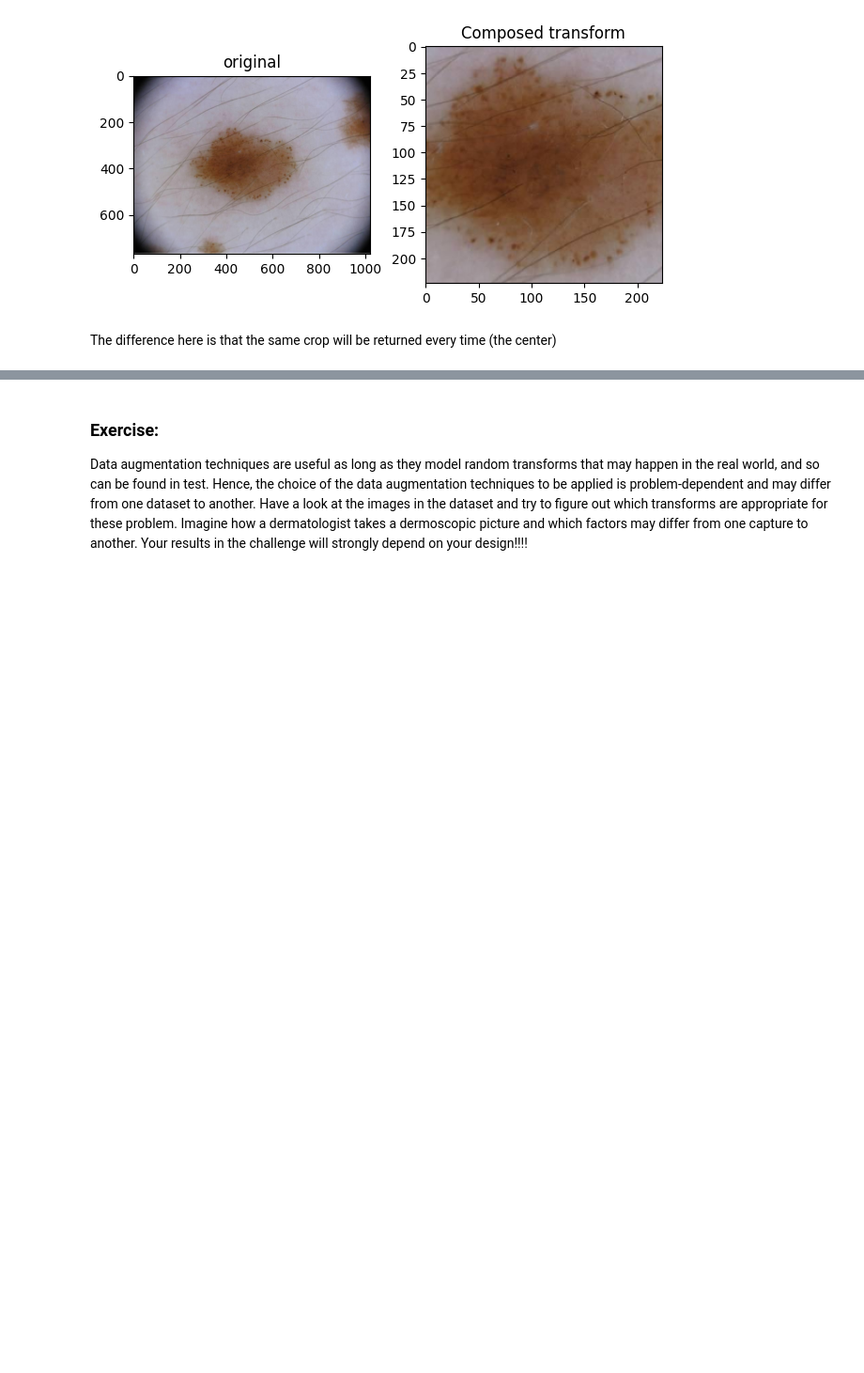
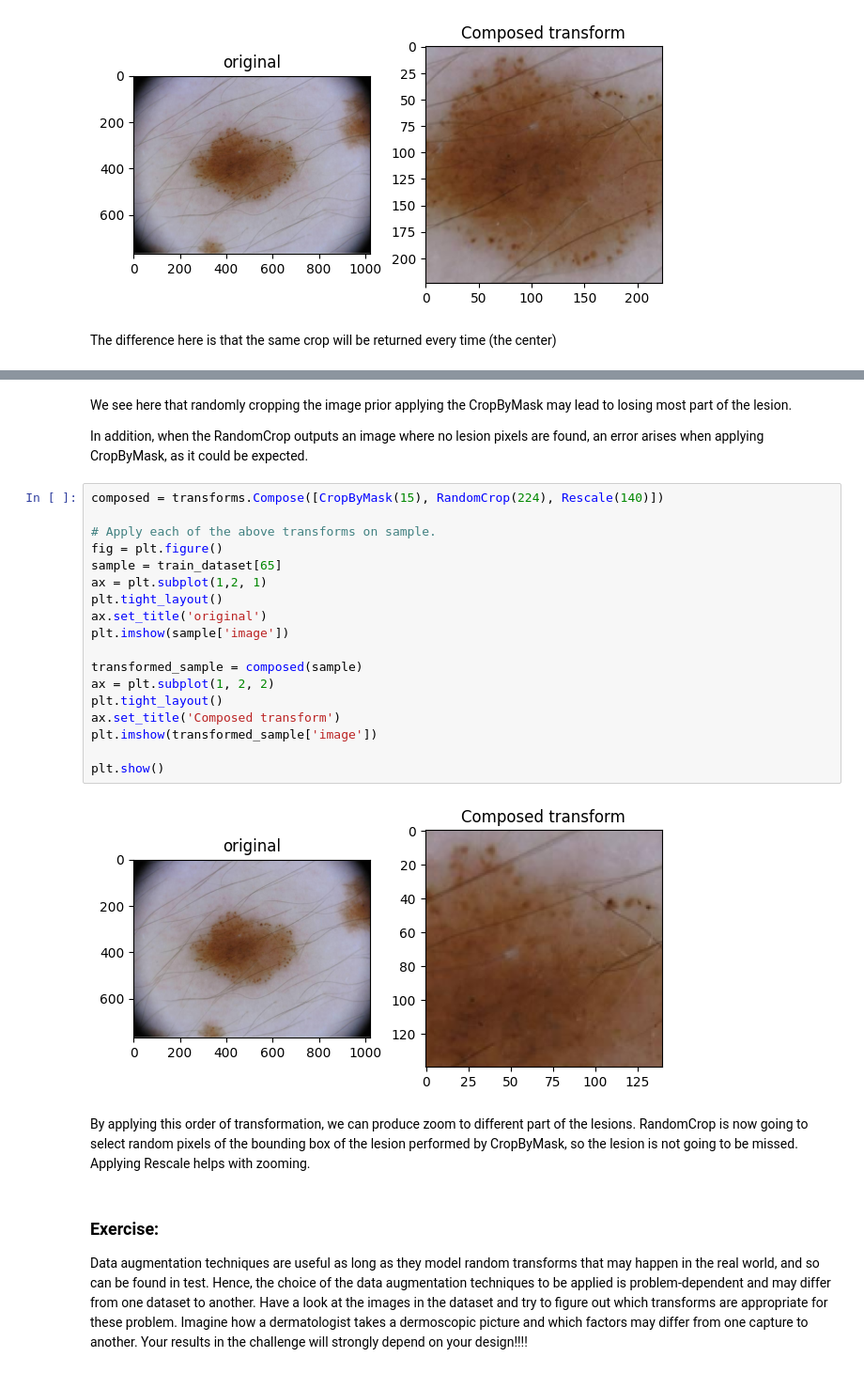
Before and after one commit to alzuaz/Audio-and-Image-Processing, a Jupyter notebook: lab4/LS4_AVCV_Melanomas.ipynb, the cells around one changed output, grey strips where cells are left out. Shown at 94% size. Drawn from its saved outputs; the diff is of its cells as text; blank space fills up the shorter version.

```diff
--- a/lab4/LS4_AVCV_Melanomas.ipynb
+++ b/lab4/LS4_AVCV_Melanomas.ipynb
@@ -795,3 +819,30 @@ The difference here is that the same crop will be returned every time (the cente
+# %% [markdown]
+We see here that randomly cropping the image prior applying the CropByMask may lead to losing most part of the lesion.
+
+In addition, when the RandomCrop outputs an image where no lesion pixels are found, an error arises when applying CropByMask, as it could be expected.
+# %%
+composed = transforms.Compose([CropByMask(15), RandomCrop(224), Rescale(140)])
+
+# Apply each of the above transforms on sample.
+fig = plt.figure()
+sample = train_dataset[65]
+ax = plt.subplot(1,2, 1)
+plt.tight_layout()
+ax.set_title('original')
+plt.imshow(sample['image'])
+
+transformed_sample = composed(sample)
+ax = plt.subplot(1, 2, 2)
+plt.tight_layout()
+ax.set_title('Composed transform')
+plt.imshow(transformed_sample['image'])
+
+plt.show()
+# %% [output]
+[figure, added]
+# %% [markdown]
+By applying this order of transformation, we can produce zoom to different part of the lesions. RandomCrop is now going to select random pixels of the bounding box of the lesion performed by CropByMask, so the lesion is not going to be missed.
+Applying Rescale helps with zooming.
 # %% [markdown]
 ### Exercise:
 
```
Also changed, not shown: parts of 10 cells of this notebook.
